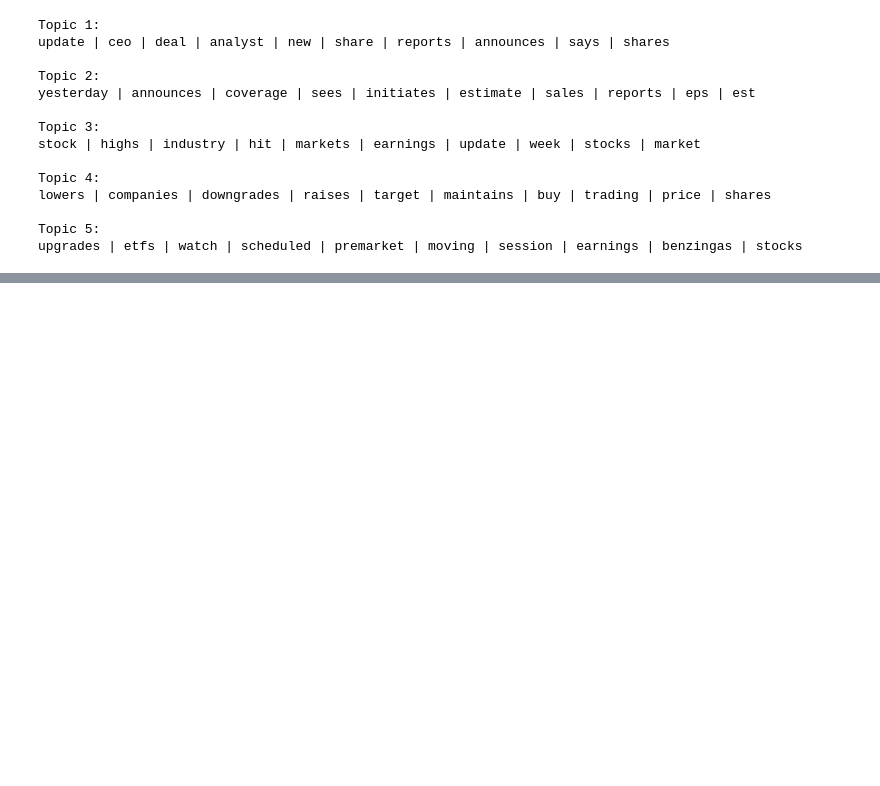
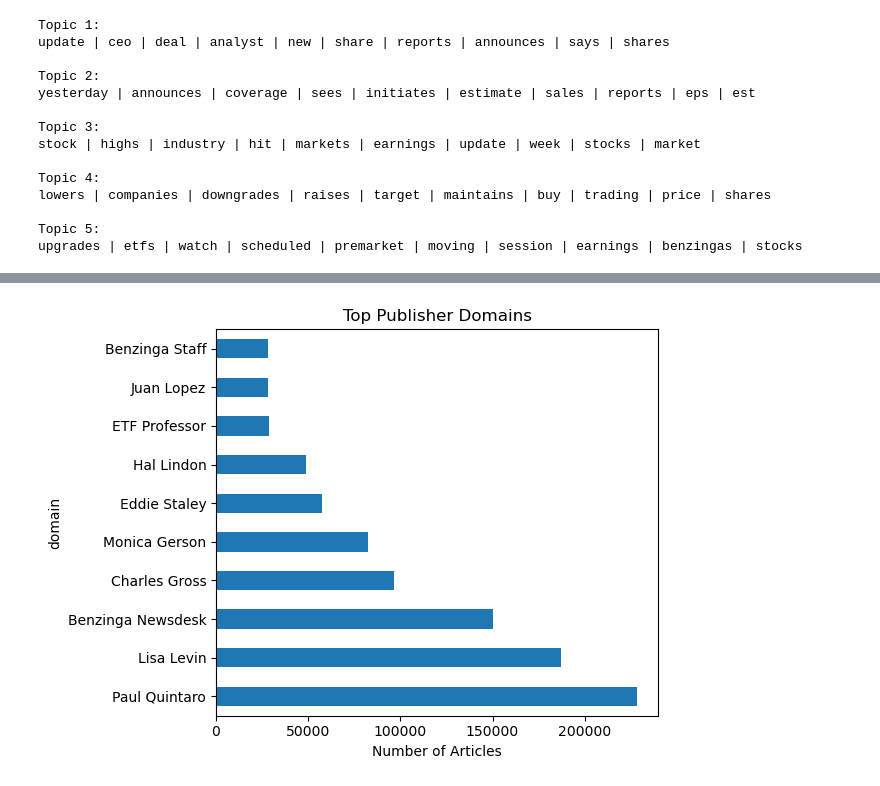
Before and after one commit to michael-099/Predicting-Price-Moves-with-News-Sentiment, a Jupyter notebook: notebooks/Predicting Price Moves with News Sentiment.ipynb, the cells around one changed output, grey strips where cells are left out. Saved outputs shown, nothing was run; the diff lists cells and outputs as text; code cells hidden in the pictures; blank space fills up the shorter version.

```diff
--- a/notebooks/Predicting Price Moves with News Sentiment.ipynb
+++ b/notebooks/Predicting Price Moves with News Sentiment.ipynb
@@ -232,0 +294,10 @@ upgrades | etfs | watch | scheduled | premarket | moving | session | earnings |
+# %%
+df['domain'] = df['publisher'].str.extract(r'@([\w\.-]+)')
+df['domain'] = df['domain'].fillna(df['publisher'])  # fallback if no email format
+
+df['domain'].value_counts().head(10).plot(kind='barh', title='Top Publisher Domains')
+plt.xlabel("Number of Articles")
+plt.tight_layout()
+plt.show()
+# %% [output]
+[figure, added]
```
Also changed, not shown: parts of 9 cells of this notebook, 1 other file.
